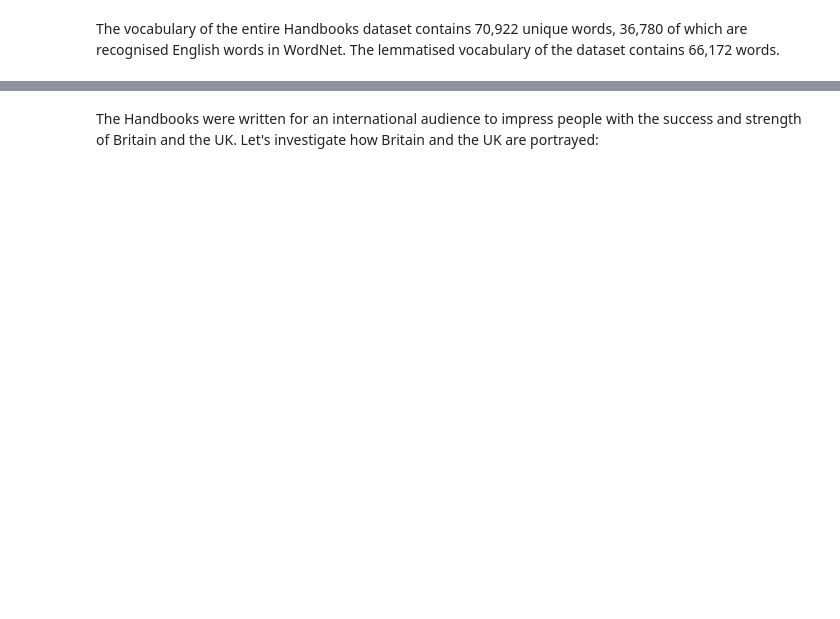
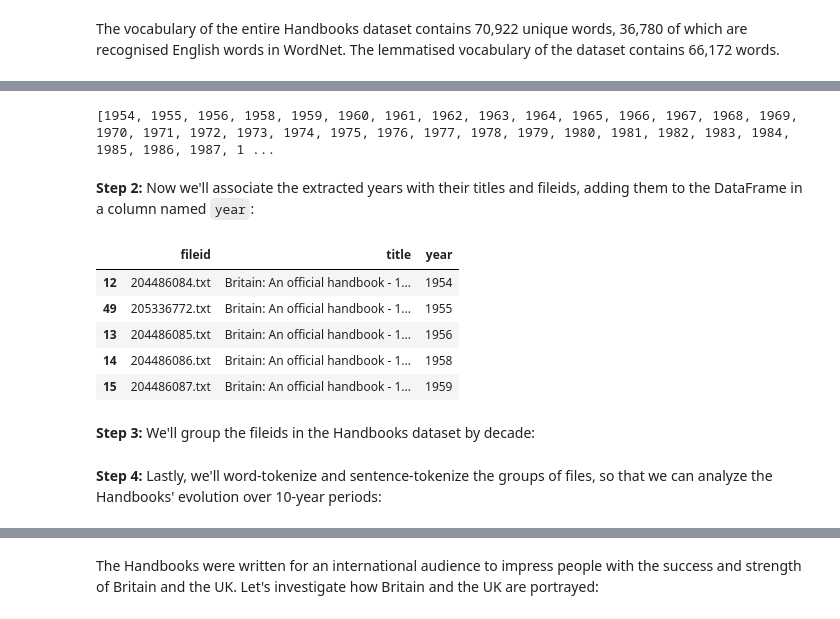
Before and after one commit to NLS-Digital-Scholarship/collections-as-data, a Jupyter notebook: Britain_and_UK_Handbooks_as_Data.ipynb, the cells around one changed output, grey strips where cells are left out. Saved outputs shown, nothing was run; the diff lists cells and outputs as text; code cells hidden in the pictures; blank space fills up the shorter version.

```diff
--- a/Britain_and_UK_Handbooks_as_Data.ipynb
+++ b/Britain_and_UK_Handbooks_as_Data.ipynb
@@ -529,0 +519,26 @@ Hmmm.  The words we chose occur so frequently across the entire dataset that it'
+# %%
+# We can use the 'titles' list we created in 'Section 0. Preparation'
+dates = []
+for title in titles:
+    # Write a Regular Expression to extract the date from the title
+    # (I find it helpful to text out Regular Expressions with Pythex: https://pythex.org/)
+    # and turn the date into an Integer, so we can analyse it like a number
+    yr = int((re.search('\d{4}', title))[0])
+    dates += [yr]
+print(dates)
+# %% [output]
+[1954, 1955, 1956, 1958, 1959, 1960, 1961, 1962, 1963, 1964, 1965, 1966, 1967, 1968, 1969, 1970, 1971, 1972, 1973, 1974, 1975, 1976, 1977, 1978, 1979, 1980, 1981, 1982, 1983, 1984, 1985, 1986, 1987, 1 ...
+# %% [markdown]
+**Step 2:** Now we'll associate the extracted years with their titles and fileids, adding them to the DataFrame in a column named `year`:
+# %%
+df['year'] = dates
+df.head()
+# %% [output]
+|  | fileid | title | year |
+| 12 | 204486084.txt | Britain: An official handbook - 1... | 1954 |
+| 49 | 205336772.txt | Britain: An official handbook - 1... | 1955 |
+| 13 | 204486085.txt | Britain: An official handbook - 1... | 1956 |
+| 14 | 204486086.txt | Britain: An official handbook - 1... | 1958 |
+| 15 | 204486087.txt | Britain: An official handbook - 1... | 1959 |
+# %% [markdown]
+**Step 3:** We'll group the fileids in the Handbooks dataset by decade:
@@ -529,0 +579,2 @@ Hmmm.  The words we chose occur so frequently across the entire dataset that it'
+# %% [markdown]
+**Step 4:** Lastly, we'll word-tokenize and sentence-tokenize the groups of files, so that we can analyze the Handbooks' evolution over 10-year periods:
```
Also changed, not shown: parts of 62 cells of this notebook, 1 other file.
